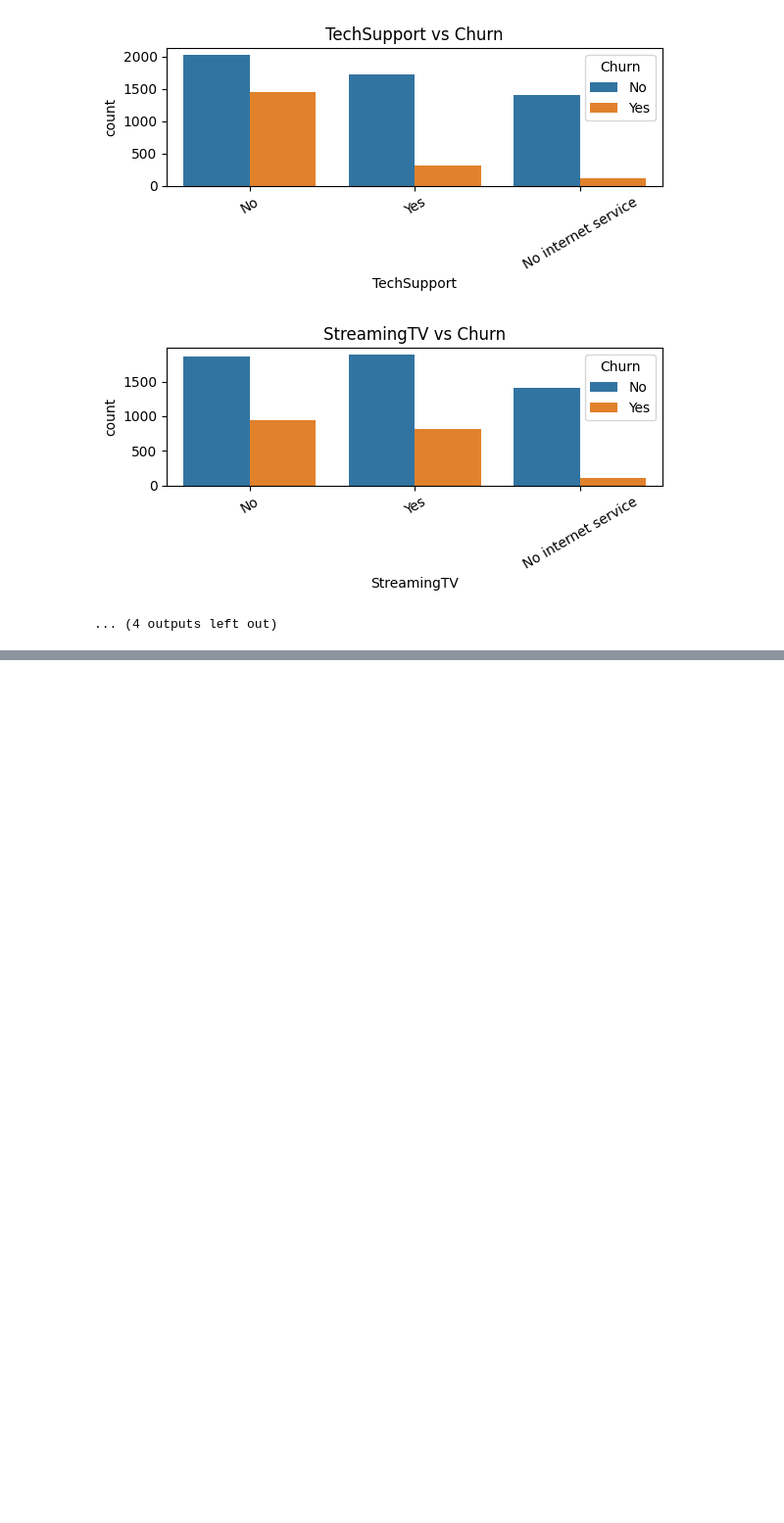
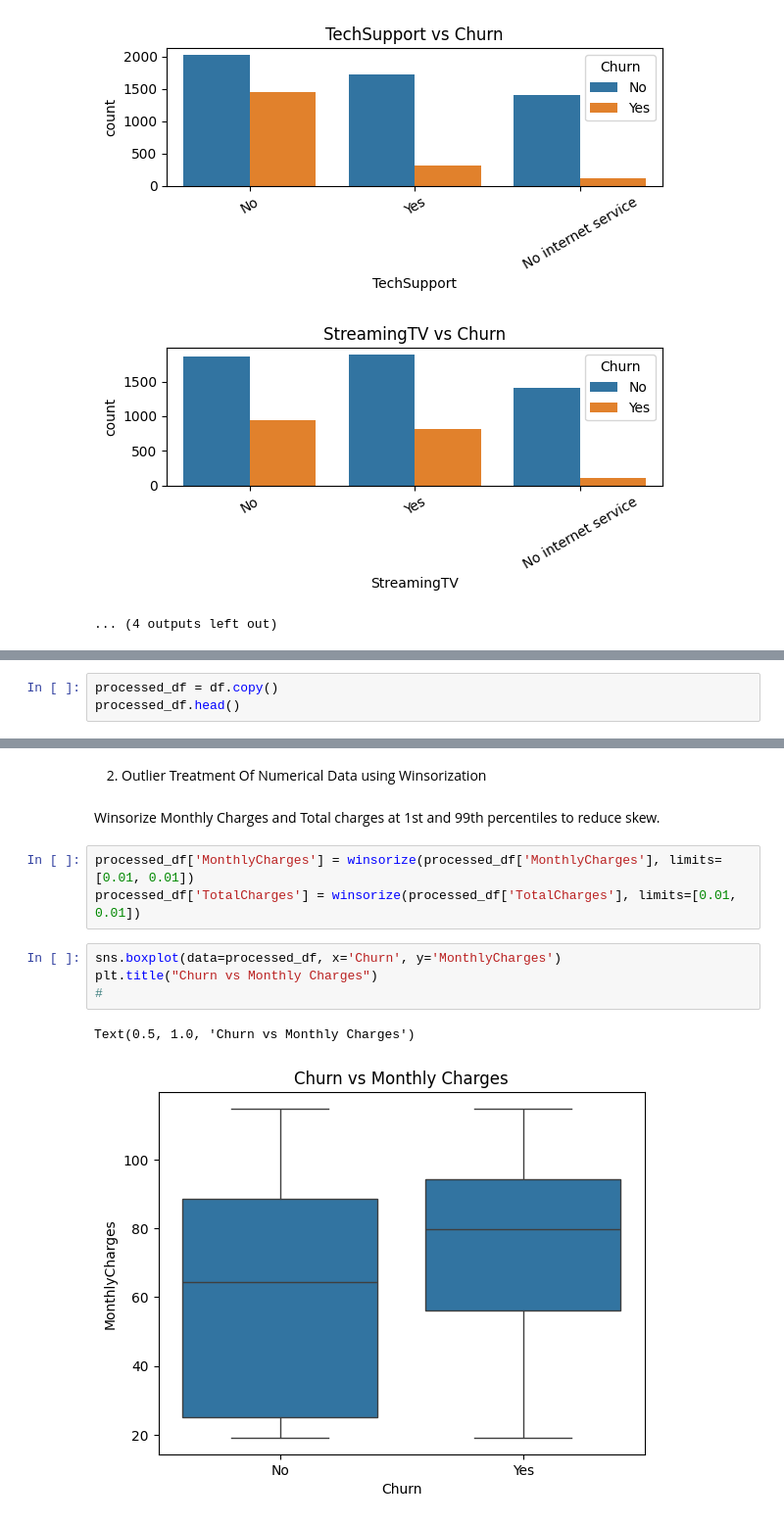
Before and after one commit to Rolweezy/Telco-Customer-Churn-Detection-and-Prevention-Project, a Jupyter notebook: Telco_Customer_Churn_Prediction_And_Prevention.ipynb, the cells around one changed output, grey strips where cells are left out. Shown at 98% size. Drawn from its saved outputs; the diff is of its cells as text; blank space fills up the shorter version.

```diff
--- a/Telco_Customer_Churn_Prediction_And_Prevention.ipynb
+++ b/Telco_Customer_Churn_Prediction_And_Prevention.ipynb
@@ -823,0 +870,3 @@ for col in categorical_cols:
+# %%
+processed_df = df.copy()
+processed_df.head()
@@ -823,0 +880,14 @@ for col in categorical_cols:
+# %% [markdown]
+2. Outlier Treatment Of Numerical Data using Winsorization
+# %% [markdown]
+Winsorize Monthly Charges and Total charges at 1st and 99th percentiles to reduce skew.
+# %%
+processed_df['MonthlyCharges'] = winsorize(processed_df['MonthlyCharges'], limits=[0.01, 0.01])
+processed_df['TotalCharges'] = winsorize(processed_df['TotalCharges'], limits=[0.01, 0.01])
+# %%
+sns.boxplot(data=processed_df, x='Churn', y='MonthlyCharges')
+plt.title("Churn vs Monthly Charges")
+#
+# %% [output]
+Text(0.5, 1.0, 'Churn vs Monthly Charges')
+[figure, added]
```
Also changed, not shown: parts of 48 cells of this notebook.
